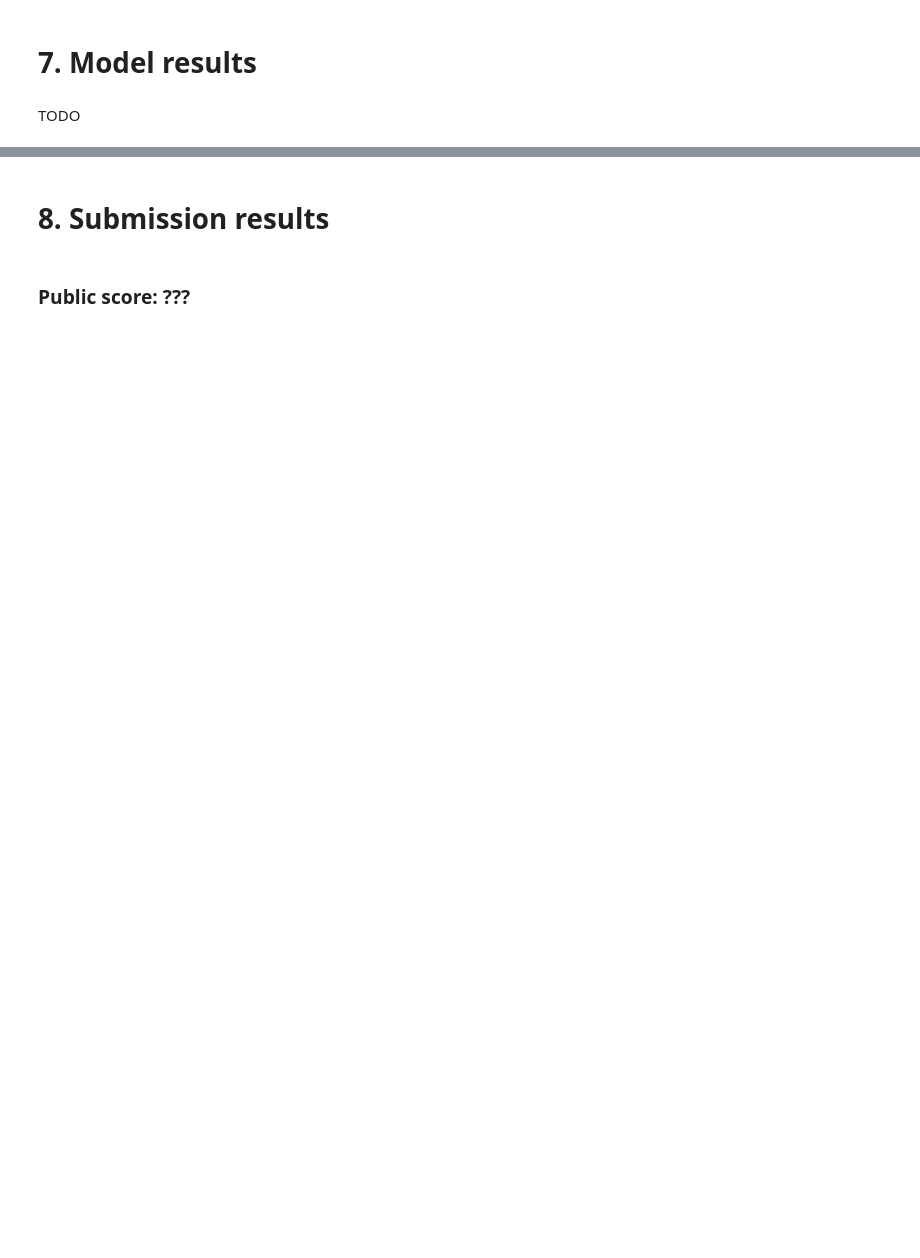
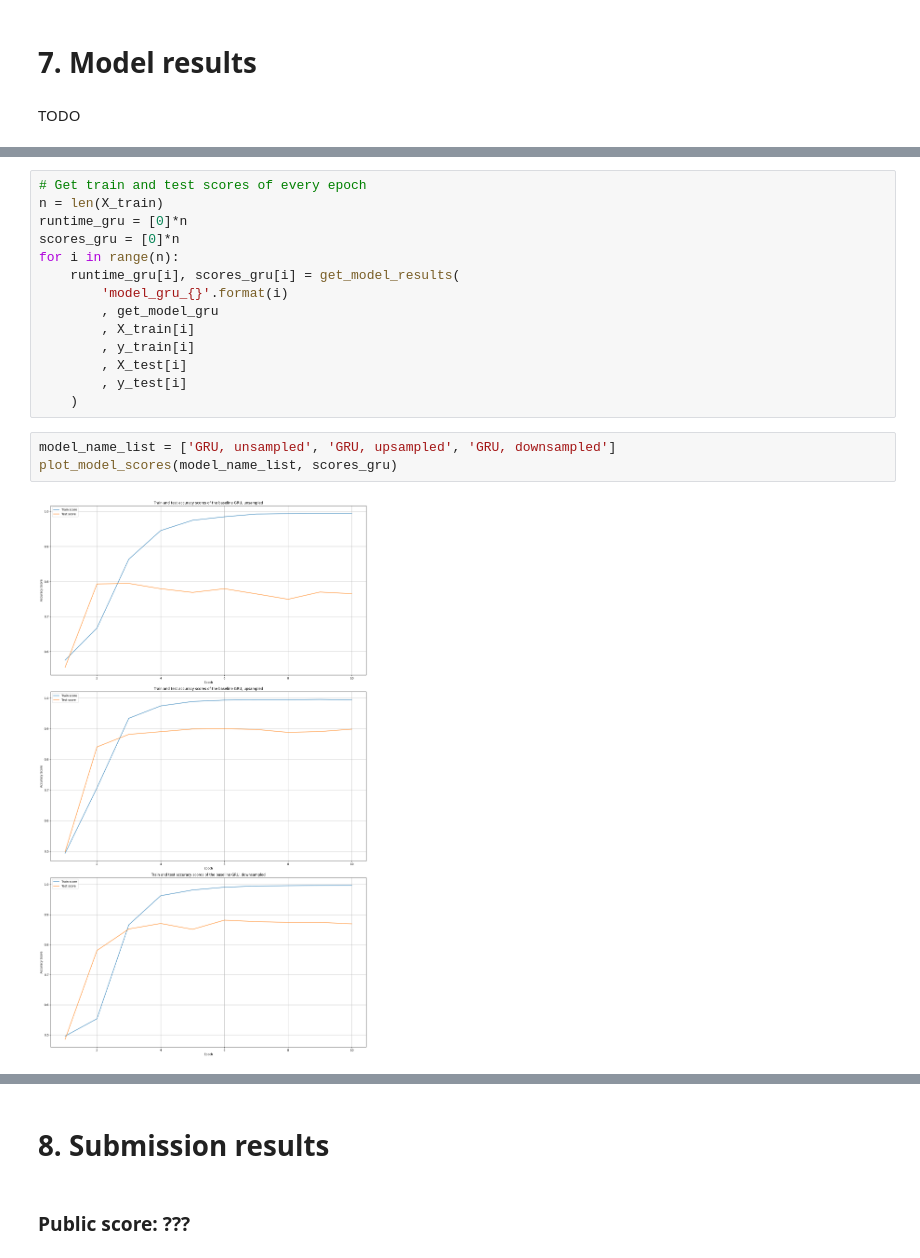
Before and after one commit to jaymanvirk/kaggle_disaster_tweets, a Jupyter notebook: disaster_tweets.ipynb, the cells around one changed output, grey strips where cells are left out. Drawn from its saved outputs; the diff is of its cells as text; blank space fills up the shorter version.

```diff
--- a/disaster_tweets.ipynb
+++ b/disaster_tweets.ipynb
@@ -412,0 +619,19 @@ model.fit(X_train, y_train
+# %%
+# Get train and test scores of every epoch
+n = len(X_train)
+runtime_gru = [0]*n
+scores_gru = [0]*n
+for i in range(n):
+    runtime_gru[i], scores_gru[i] = get_model_results(
+        'model_gru_{}'.format(i)
+        , get_model_gru
+        , X_train[i]
+        , y_train[i]
+        , X_test[i]
+        , y_test[i]
+    )
+# %%
+model_name_list = ['GRU, unsampled', 'GRU, upsampled', 'GRU, downsampled']
+plot_model_scores(model_name_list, scores_gru)
+# %% [output]
+[figure, added]
```
Also changed, not shown: parts of 48 cells of this notebook.
